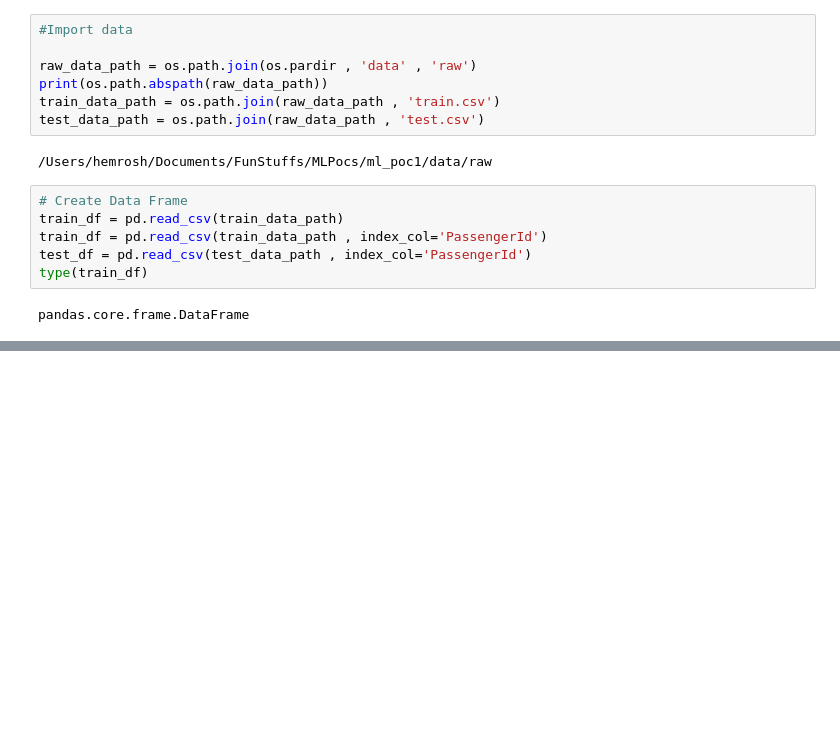
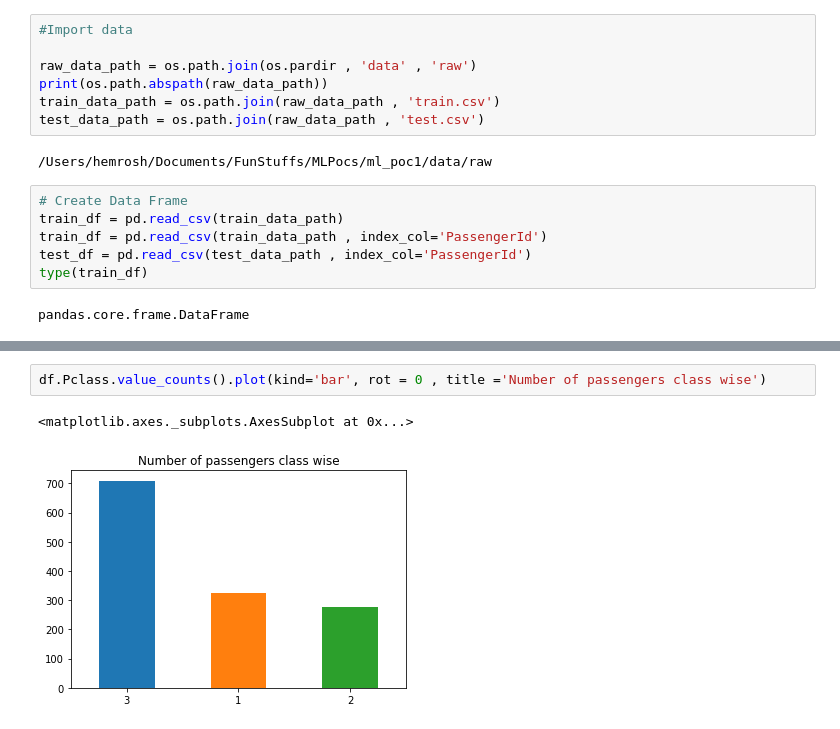
Before and after one commit to sheetal-hemrom/MLPocs, a Jupyter notebook: ml_poc1/notebooks/Titanic_Data_Processing.ipynb, the cells around one changed output, grey strips where cells are left out. Saved outputs shown, nothing was run; the diff lists cells and outputs as text; blank space fills up the shorter version.

```diff
--- a/ml_poc1/notebooks/Titanic_Data_Processing.ipynb
+++ b/ml_poc1/notebooks/Titanic_Data_Processing.ipynb
@@ -26,0 +262,5 @@ pandas.core.frame.DataFrame
+# %%
+df.Pclass.value_counts().plot(kind='bar', rot = 0 , title ='Number of passengers class wise')
+# %% [output]
+<matplotlib.axes._subplots.AxesSubplot at 0x...>
+[figure, added]
```
Also changed, not shown: parts of 35 cells of this notebook.
